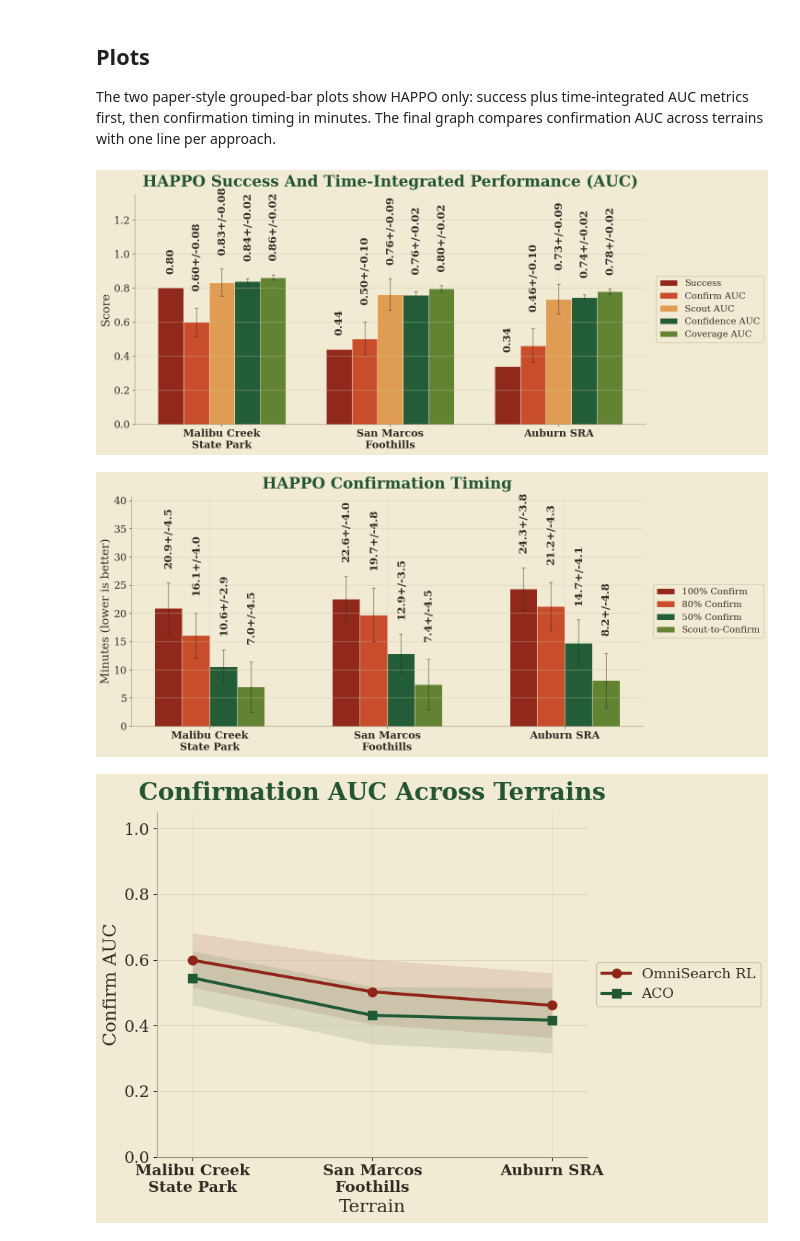
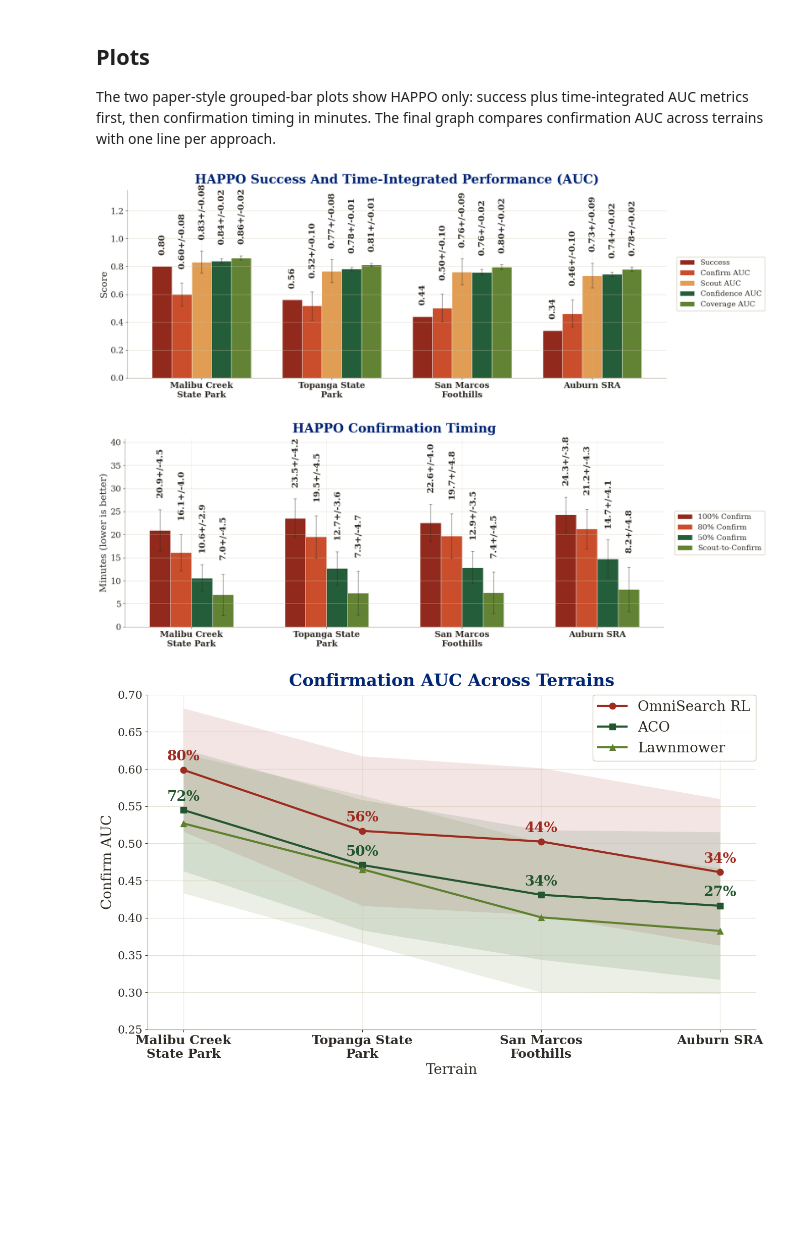
Before and after one commit to olavrenin-data-scientist/omnisearch, a Jupyter notebook: notebooks/07_terrain_generalization.ipynb, the cells around one changed output. Drawn from its saved outputs; the diff is of its cells as text; code cells hidden in the pictures; blank space fills up the shorter version.

```diff
--- a/notebooks/07_terrain_generalization.ipynb
+++ b/notebooks/07_terrain_generalization.ipynb
@@ -23,7 +23,7 @@ SEED_END = 1099
 # Sweep over the number of active true survivors in each episode.
 # The checkpoint's survivor-slot count is preserved by default. Set SURVIVOR_SLOT_COUNT
 # only when running without a checkpoint or when you intentionally want to override it.
-STRATEGIES = ['happo','ant_colony']
+STRATEGIES = ['happo', 'ant_colony', 'lawnmower']
 COMMS_DROPOUT = 0.0
 
 NSURVIVORS_OBS = 10
@@ -38,7 +38,7 @@ EXTRA_DIAGNOSTIC_ARGS = []
 
 TERRAIN={
     "malibu": "data/terrain_cache/malibu_creek_1sqkm_256.npz",
-#    "topanga": "data/terrain_cache/topanga_state_park_1sqkm_256.npz",
+    "topanga": "data/terrain_cache/topanga_state_park_1sqkm_256.npz",
     "san_marcos": "data/terrain_cache/san_marcos_foothills_1sqkm_256.npz",
     "aubern": "data/terrain_cache/aubern_sra_1sqkm_256.npz"
 }
@@ -641,8 +657,10 @@ The two paper-style grouped-bar plots show HAPPO only: success plus time-integra
 import textwrap
 
 PAPER_BG = '#f2ebd3ff'
+PAPER_BG = 'white'
 GRID_COLOR = '#cfc7ad'
 TEXT_GREEN = '#23562f'
+TEXT_GREEN = '#002676'
 TEXT_DARK = '#2f2a24'
 AUC_METRIC_SPECS = [
     ('success', 'Success', '#8f2418', 's'),
@@ -802,7 +820,12 @@ def _plot_grouped_bars(ax, df, specs, *, title, ylabel, mean_suffix='_mean', std
 def _plot_confirm_auc_by_terrain(ax, df):
     terrain_order = list(TERRAIN)
     terrain_positions = np.arange(len(terrain_order), dtype=float)
-    colors = ['#8f2418', '#1f5a35', '#e09b4f', '#5f812f', '#c94a27']
+    strategy_colors = {
+            'lawnmower': '#5f812f',
+            'ant_colony': '#23562f',
+            'happo': '#9d2b1f',
+        }
+    fallback_colors = ['#8f2418', '#1f5a35',  '#5f812f', '#e09b4f', '#c94a27']
     markers = ['o', 's', '^', 'v', 'D']
     configured = [str(strategy).replace('-', '_') for strategy in STRATEGIES]
     observed = [str(strategy).replace('-', '_') for strategy in df['strategy'].dropna().unique()]
@@ -810,6 +833,7 @@ def _plot_confirm_auc_by_terrain(ax, df):
     plotted = []
 
     for strategy_index, strategy in enumerate(strategy_order):
+
         group = df.loc[
             df['strategy'].astype(str).str.replace('-', '_').eq(strategy)
         ].copy()
@@ -817,14 +841,19 @@ def _plot_confirm_auc_by_terrain(ax, df):
             continue
         group = group.drop_duplicates('terrain', keep='last').set_index('terrain').reindex(terrain_order)
         mean = pd.to_numeric(group['confirm_auc_mean'], errors='coerce').to_numpy(dtype=float)
+
         std = pd.to_numeric(group['confirm_auc_std'], errors='coerce').to_numpy(dtype=float)
+        success = pd.to_numeric(group['success_mean'], errors='coerce').to_numpy(dtype=float)
         valid = np.isfinite(mean)
         if not valid.any():
             continue
         x = terrain_positions[valid]
         mean = mean[valid]
         std = np.where(np.isfinite(std[valid]), std[valid], 0.0)
-        color = colors[strategy_index % len(colors)]
+        color = strategy_colors.get(
+                    strategy,
+                    fallback_colors[strategy_index % len(fallback_colors)],
+                )
         label = STRATEGY_LABELS.get(strategy, strategy.replace('_', ' ').title())
         ax.fill_between(
             x,
@@ -834,6 +863,7 @@ def _plot_confirm_auc_by_terrain(ax, df):
             alpha=0.12,
             linewidth=0,
         )
+
         ax.plot(
             x,
             mean,
@@ -845,6 +875,21 @@ def _plot_confirm_auc_by_terrain(ax, df):
         )
         plotted.append(label)
 
+        if strategy == 'happo' or strategy == 'ant_colony':
+                    for survivor_count, auc_value, success_rate in zip(x, mean, success):
+                        if not np.isfinite(success_rate):
+                            continue
+                        ax.annotate(
+                            f'{success_rate:.0%}',
+                            xy=(survivor_count, auc_value),
+                            xytext=(0, 9),
+                            textcoords='offset points',
+                            ha='center',
+                            va='bottom',
+                            color=color,
+                            fontsize=20,
+                            fontweight='bold',
+                        )
     if not plotted:
         ax.set_axis_off()
         ax.set_title('Confirm AUC Across Terrains not available', color=TEXT_GREEN, pad=12)
@@ -854,22 +899,23 @@ def _plot_confirm_auc_by_terrain(ax, df):
         TERRAIN_LABELS.get(name, str(name).replace('_', ' ').title())
         for name in terrain_order
     ]
+
     ax.set_xticks(terrain_positions)
-    ax.set_xticklabels(_wrapped_labels(terrain_labels), fontweight='bold', fontsize=15)
+    ax.set_xticklabels(_wrapped_labels(terrain_labels), fontweight='bold', fontsize=18)
     ax.set_xlim(-0.2, max(len(terrain_order) - 0.8, 0.8))
-    ax.set_ylim(0.0, 1.05)
+    ax.set_ylim(0.25, 0.7)
     ax.set_title('Confirmation AUC Across Terrains', color=TEXT_GREEN, pad=12)
-    ax.set_xlabel('Terrain')
-    ax.set_ylabel('Confirm AUC')
+    ax.set_xlabel('Terrain',fontsize=20)
+    ax.set_ylabel('Confirm AUC',fontsize=20)
     ax.grid(axis='y', color=GRID_COLOR, alpha=0.55, linewidth=0.9)
     ax.grid(axis='x', color=GRID_COLOR, alpha=0.30, linewidth=0.9)
     ax.spines['left'].set_color('#9d9279')
     ax.spines['bottom'].set_color('#9d9279')
     legend = ax.legend(
-        loc='center left',
-        bbox_to_anchor=(1.02, 0.5),
+        loc='upper right',
+        #bbox_to_anchor=(1.02, 0.5),
         borderaxespad=0.0,
-        fontsize=14,
+        fontsize=20,
     )
     legend.get_frame().set_facecolor(PAPER_BG)
     legend.get_frame().set_edgecolor('#c8bea4')
@@ -878,37 +924,40 @@ def _plot_confirm_auc_by_terrain(ax, df):
 
 fig, ax = plt.subplots(figsize=(max(18, len(happo_plot_df) * 2.4), 6.3), facecolor=PAPER_BG)
 _plot_grouped_bars(
     ax,
     happo_plot_df,
     AUC_METRIC_SPECS,
     title='HAPPO Success And Time-Integrated Performance (AUC)',
     ylabel='Score',
     y_limit=(0.0, 1.35),
     label_digits=2,
 )
-fig.tight_layout(rect=(0.0, 0.0, 0.82, 1.0))
+fig.tight_layout()
+plt.savefig('../outputs/figures/terrain_performance.png')
 plt.show()
 
 fig, ax = plt.subplots(figsize=(max(18, len(happo_plot_df) * 2.4), 6.3), facecolor=PAPER_BG)
 _plot_grouped_bars(
     ax,
     happo_plot_df,
     TIME_METRIC_SPECS,
     title='HAPPO Confirmation Timing',
     ylabel='Minutes (lower is better)',
     mean_suffix='_mean_min',
     std_suffix='_std_min',
     label_suffix='',
     label_digits=1,
 )
-fig.tight_layout(rect=(0.0, 0.0, 0.82, 1.0))
+fig.tight_layout()
+plt.savefig('../outputs/figures/terrain_timing.png')
 plt.show()
 
-fig, ax = plt.subplots(figsize=(11.5, 6.3), facecolor=PAPER_BG)
+fig, ax = plt.subplots(figsize=(13.5, 8.3), facecolor=PAPER_BG)
 _plot_confirm_auc_by_terrain(ax, plot_df)
-fig.tight_layout(rect=(0.0, 0.0, 0.82, 1.0))
+fig.tight_layout()
+plt.savefig('../outputs/figures/terrain_baseline_comparison.png')
 plt.show()
 # %% [output]
-[figure, old version]
+[figure, new version]
-[figure, old version]
+[figure, new version]
-[figure, old version]
+[figure, new version]
```
Also changed, not shown: parts of 3 cells of this notebook, 46 other files.
